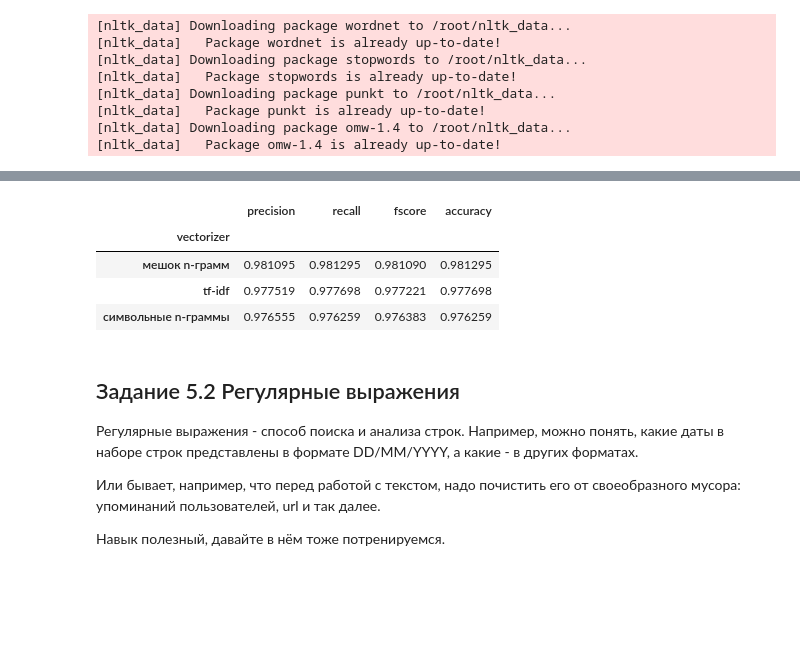
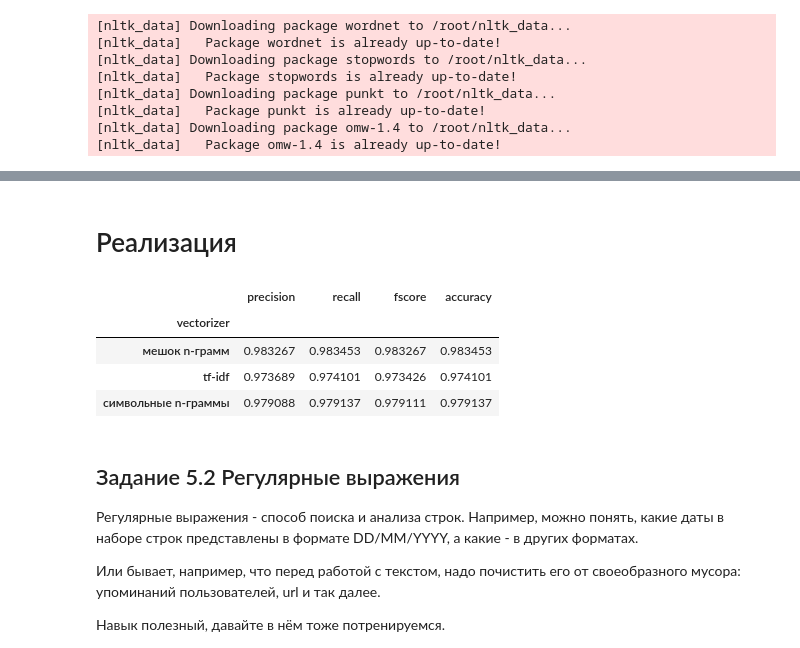
Before and after one commit to eispoohw/CS493-Math-Methods-in-ML, a Jupyter notebook: lab5.ipynb, the cells around one changed output, grey strips where cells are left out. Drawn from its saved outputs; the diff is of its cells as text; code cells hidden in the pictures; blank space fills up the shorter version.

```diff
--- a/lab5.ipynb
+++ b/lab5.ipynb
@@ -67,0 +269,18 @@ def preprocessing(text: str) -> str:
+# %%
+coordchar = pd.DataFrame()
+
+for lower_bound in range(1, 6):
+    for upper_bound in range(lower_bound, 6):
+        chargram = CountVectorizer(
+            ngram_range=(lower_bound, upper_bound),
+            analyzer='char',
+            preprocessor=preprocessing,
+        )
+        train = chargram.fit_transform(X_train)
+        clf.fit(train, y_train)
+        pred = clf.predict(chargram.transform(X_test))
+        coordchar = coord.append({
+            'lower': lower_bound,
+            'upper': upper_bound,
+            'accuracy': accuracy_score(y_test, pred)},
+            ignore_index=True)
@@ -68,31 +315,23 @@ def preprocessing(text: str) -> str:
+# %% [markdown]
+# Реализация
 # %%
-from sklearn.naive_bayes import MultinomialNB
-from sklearn.feature_extraction.text import CountVectorizer
-from sklearn.feature_extraction.text import TfidfVectorizer
-
 ngram = CountVectorizer(
     ngram_range=(1, 3),
     preprocessor=preprocessing,
-    max_df=0.3,
-    min_df=0.001,
-    max_features=2000
 )
 
 tfidf = TfidfVectorizer(
     ngram_range=(1, 1),
     preprocessor=preprocessing,
     max_df=0.2,
-    min_df=0.0001,
-    max_features=1000
+    min_df=0,
+    max_features=800
 )
 
 chargram = CountVectorizer(
-    ngram_range=(3, 3),
+    ngram_range=(1, 3),
     analyzer='char',
     preprocessor=preprocessing,
-    max_df=0.4,
-    min_df=0.0001,
-    max_features=2000
 )
 
 vectorizers = {
@@ -101,24 +340,22 @@ vectorizers = {
     'символьные n-граммы': chargram
 }
 # %%
-clf = MultinomialNB()
-
-metriks = pd.DataFrame()
+metrics = pd.DataFrame()
 
 for v in vectorizers:
     train = vectorizers[v].fit_transform(X_train)
     clf.fit(train, y_train)
     pred = clf.predict(vectorizers[v].transform(X_test))
     m = precision_recall_fscore_support(y_test, pred, average='weighted')
-    metriks = metriks.append({'vectorizer': v, 'precision': m[0], 'recall': m[1], 'fscore': m[2], 'accuracy': accuracy_score(y_test, pred)}, ignore_index=True)
+    metrics = metrics.append({'vectorizer': v, 'precision': m[0], 'recall': m[1], 'fscore': m[2], 'accuracy': accuracy_score(y_test, pred)}, ignore_index=True)
 
-metriks.set_index(['vectorizer'])
+metrics.set_index(['vectorizer'])
 # %% [output]
 |  | precision | recall | fscore | accuracy |
 | vectorizer |  |  |  |  |
-| мешок n-грамм | 0.981095 | 0.981295 | 0.981090 | 0.981295 |
-| tf-idf | 0.977519 | 0.977698 | 0.977221 | 0.977698 |
-| символьные n-граммы | 0.976555 | 0.976259 | 0.976383 | 0.976259 |
+| мешок n-грамм | 0.983267 | 0.983453 | 0.983267 | 0.983453 |
+| tf-idf | 0.973689 | 0.974101 | 0.973426 | 0.974101 |
+| символьные n-граммы | 0.979088 | 0.979137 | 0.979111 | 0.979137 |
 # %% [markdown]
 ## Задание 5.2 Регулярные выражения
 
```
Also changed, not shown: parts of 20 cells of this notebook.
